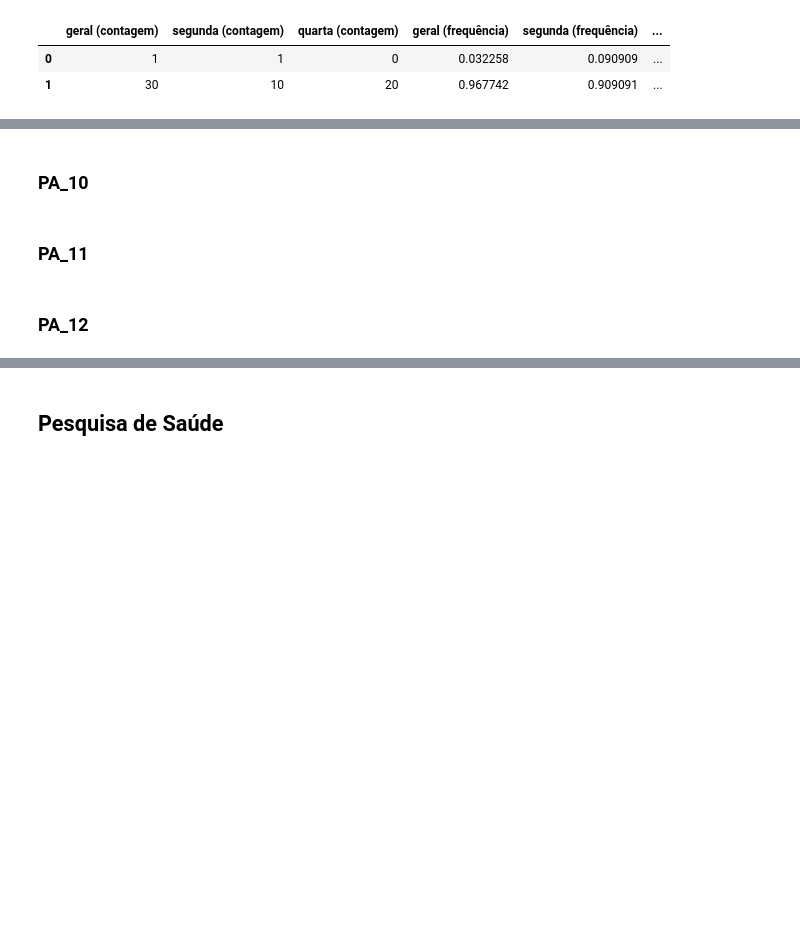
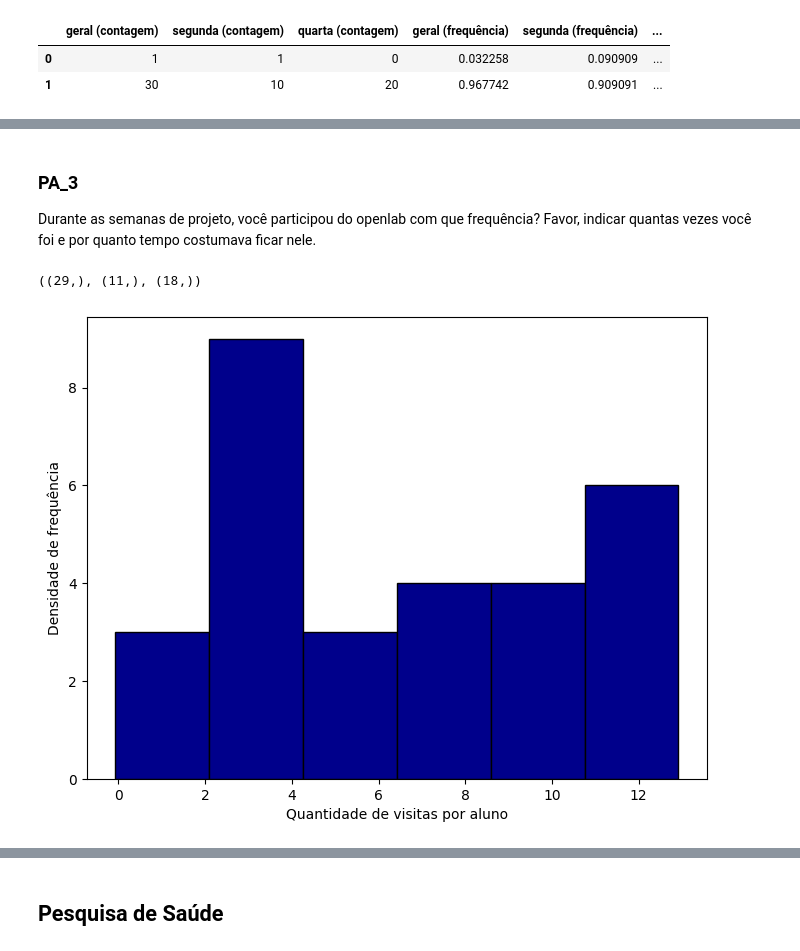
Before and after one commit to henriqueedu2001/pcs3635-health-research-data-analysis, a Jupyter notebook: analisys.ipynb, the cells around one changed output, grey strips where cells are left out. Cells and saved outputs as stored; diff of their text form; code cells hidden in the pictures; blank space fills up the shorter version.

```diff
--- a/analisys.ipynb
+++ b/analisys.ipynb
@@ -71,7 +71,7 @@ df.shape
 # %%
 # if this variable is True, when the notebook is fully executed, all the figures will be replaced
 # by the new figures of this notebook
-save_all_figures = False
+save_all_figures = True
 # %%
 fig_default_size = (8, 6)
 fig_default_color = 'darkblue'
@@ -381,6 +367,32 @@ PA_2_resume_table
-# %% [markdown]
-### PA_10
-# %% [markdown]
-### PA_11
-# %% [markdown]
-### PA_12
+# %% [markdown]
+### PA_3
+Durante as semanas de projeto, você participou do openlab com que frequência? Favor, indicar quantas vezes você foi e por quanto tempo costumava ficar nele.
+# %%
+PA_3 = df['PA_3']
+PA_3_monday = monday_df['PA_3']
+PA_3_wednesday = wednesday_df['PA_3']
+
+PA_3 = PA_3.dropna()
+PA_3_monday = PA_3_monday.dropna()
+PA_3_wednesday = PA_3_wednesday.dropna()
+
+PA_3.shape, PA_3_monday.shape, PA_3_wednesday.shape
+# %% [output]
+((29,), (11,), (18,))
+# %%
+# plotting PA_3 histogram for general counting (monday + wednesday)
+fig, axs = plt.subplots(figsize=fig_default_size)
+
+# axs setting
+axs.hist(PA_3, bins=6, color=fig_default_color, align='left', edgecolor='black')
+axs.set_xlabel('Quantidade de visitas por aluno')
+axs.set_ylabel('Densidade de frequência')
+
+# save the figure in png format
+if save_all_figures:
+    plt.savefig('academic_imgs/PA_3_histogram')
+
+# showing the figure
+plt.show()
+# %% [output]
+[figure, added]
```
Also changed, not shown: parts of 39 cells of this notebook.
